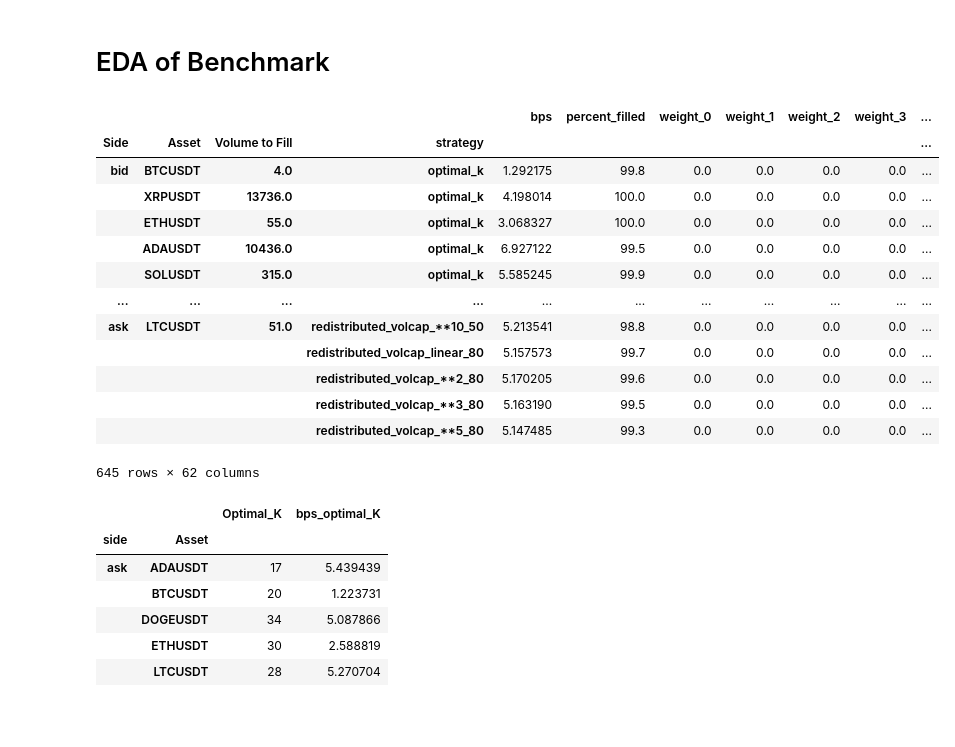
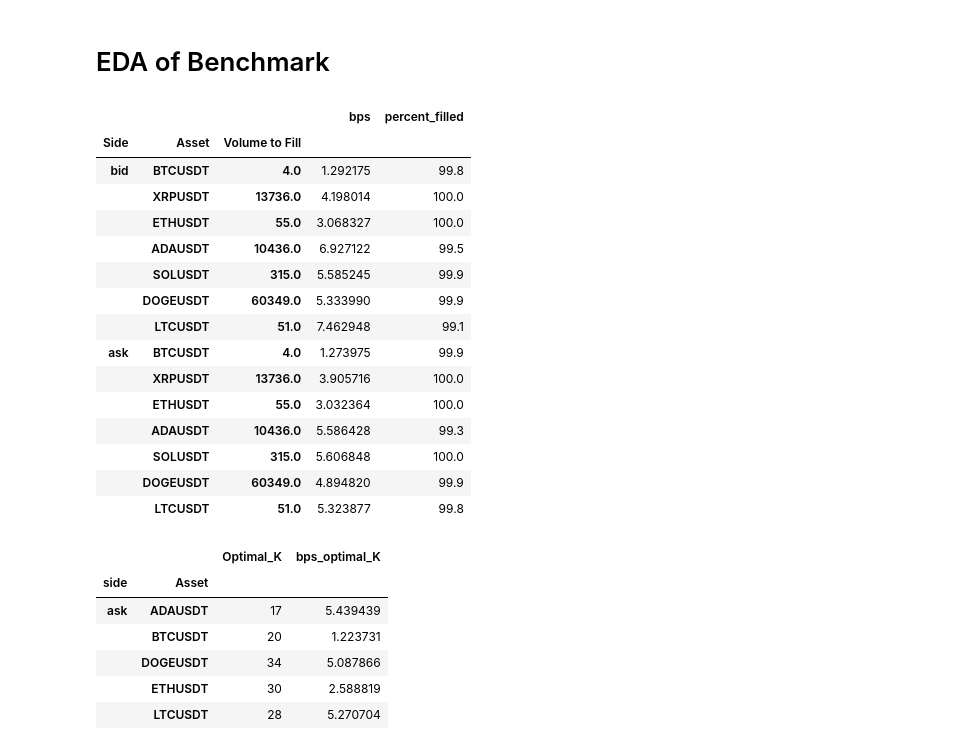
Before and after one commit to JosephZacharyGawlik/Ultramarin, a Jupyter notebook: capping.ipynb, the cells around one changed output. Saved outputs shown, nothing was run; the diff lists cells and outputs as text; code cells hidden in the pictures; blank space fills up the shorter version.

Commit message:
fixed positions bug

```diff
--- a/capping.ipynb
+++ b/capping.ipynb
@@ -752,22 +841,24 @@ benchmark.to_csv(f"benchmark_results.csv")
 # %%
 old_benchmark = pd.read_csv("benchmark_results.csv", index_col=[0, 1, 2, 3])
 # %%
-old_benchmark#.index
+old_benchmark.xs('optimal_k', level='strategy', axis=0).drop(columns=positions_cols)
 # %% [output]
-|  |  |  |  | bps | percent_filled | weight_0 | weight_1 | weight_2 | weight_3 | ... |
-| Side | Asset | Volume to Fill | strategy |  |  |  |  |  |  | ... |
-| bid | BTCUSDT | 4.0 | optimal_k | 1.292175 | 99.8 | 0.0 | 0.0 | 0.0 | 0.0 | ... |
-|  | XRPUSDT | 13736.0 | optimal_k | 4.198014 | 100.0 | 0.0 | 0.0 | 0.0 | 0.0 | ... |
-|  | ETHUSDT | 55.0 | optimal_k | 3.068327 | 100.0 | 0.0 | 0.0 | 0.0 | 0.0 | ... |
-|  | ADAUSDT | 10436.0 | optimal_k | 6.927122 | 99.5 | 0.0 | 0.0 | 0.0 | 0.0 | ... |
-|  | SOLUSDT | 315.0 | optimal_k | 5.585245 | 99.9 | 0.0 | 0.0 | 0.0 | 0.0 | ... |
-| ... | ... | ... | ... | ... | ... | ... | ... | ... | ... | ... |
-| ask | LTCUSDT | 51.0 | redistributed_volcap_**10_50 | 5.213541 | 98.8 | 0.0 | 0.0 | 0.0 | 0.0 | ... |
-|  |  |  | redistributed_volcap_linear_80 | 5.157573 | 99.7 | 0.0 | 0.0 | 0.0 | 0.0 | ... |
-|  |  |  | redistributed_volcap_**2_80 | 5.170205 | 99.6 | 0.0 | 0.0 | 0.0 | 0.0 | ... |
-|  |  |  | redistributed_volcap_**3_80 | 5.163190 | 99.5 | 0.0 | 0.0 | 0.0 | 0.0 | ... |
-|  |  |  | redistributed_volcap_**5_80 | 5.147485 | 99.3 | 0.0 | 0.0 | 0.0 | 0.0 | ... |
+|  |  |  | bps | percent_filled |
+| Side | Asset | Volume to Fill |  |  |
+| bid | BTCUSDT | 4.0 | 1.292175 | 99.8 |
+|  | XRPUSDT | 13736.0 | 4.198014 | 100.0 |
+|  | ETHUSDT | 55.0 | 3.068327 | 100.0 |
+|  | ADAUSDT | 10436.0 | 6.927122 | 99.5 |
+|  | SOLUSDT | 315.0 | 5.585245 | 99.9 |
+|  | DOGEUSDT | 60349.0 | 5.333990 | 99.9 |
+|  | LTCUSDT | 51.0 | 7.462948 | 99.1 |
+| ask | BTCUSDT | 4.0 | 1.273975 | 99.9 |
+|  | XRPUSDT | 13736.0 | 3.905716 | 100.0 |
+|  | ETHUSDT | 55.0 | 3.032364 | 100.0 |
+|  | ADAUSDT | 10436.0 | 5.586428 | 99.3 |
+|  | SOLUSDT | 315.0 | 5.606848 | 100.0 |
+|  | DOGEUSDT | 60349.0 | 4.894820 | 99.9 |
+|  | LTCUSDT | 51.0 | 5.323877 | 99.8 |
-645 rows × 62 columns
 # %%
 df_k
 # %% [output]
```
Also changed, not shown: parts of 21 cells of this notebook, 1 other file.
